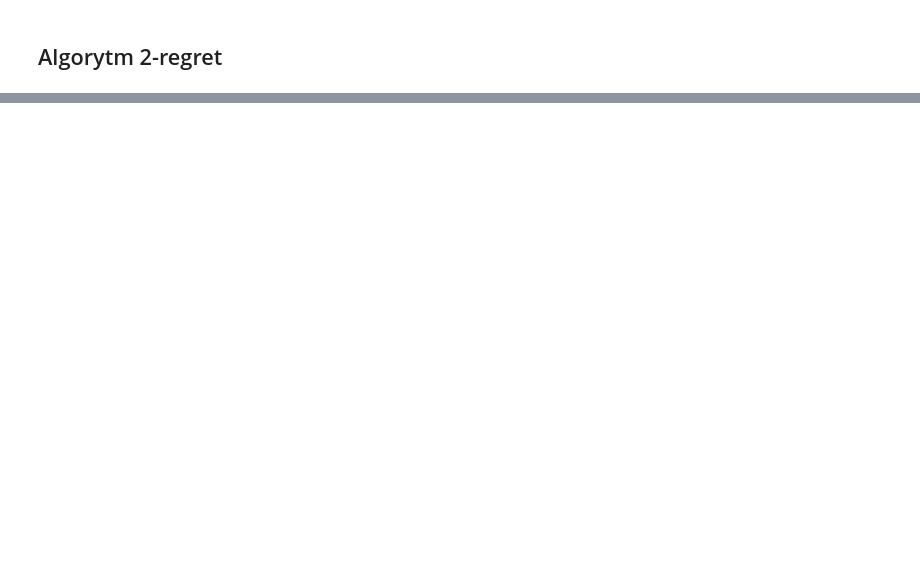
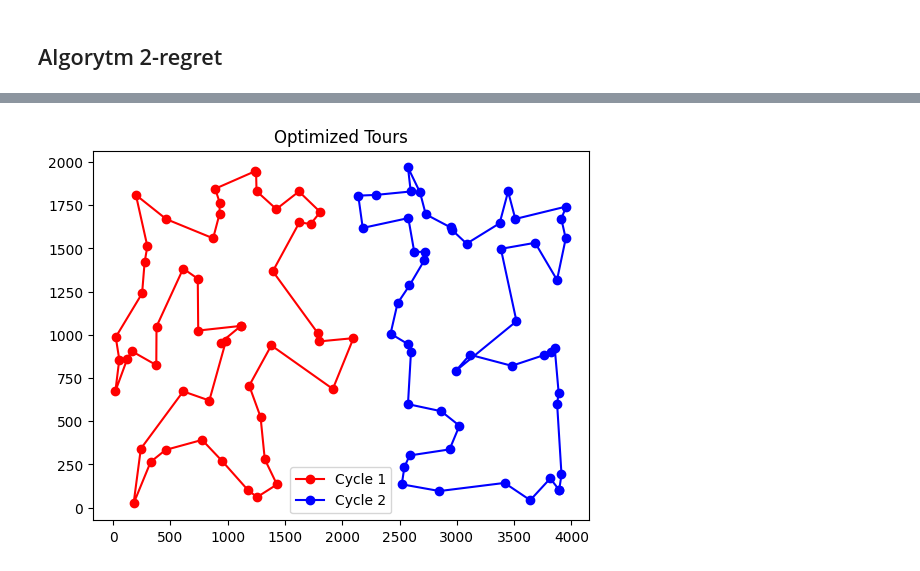
Before and after one commit to maciejm2517/imo-lab1, a Jupyter notebook: imo_1.ipynb, the cells around one changed output, grey strips where cells are left out. Saved outputs shown, nothing was run; the diff lists cells and outputs as text; code cells hidden in the pictures; blank space fills up the shorter version.

```diff
--- a/imo_1.ipynb
+++ b/imo_1.ipynb
@@ -3,3 +3,12 @@ import matplotlib.pyplot as plt
 import numpy as np
 import pandas as pd
 import math
+def pairwise_distances(points):
+    num_points = len(points)
+    dist_matrix = np.zeros((num_points, num_points))
+
+    for i in range(num_points):
+        for j in range(num_points):
+            dist_matrix[i, j] = np.linalg.norm(points[i] - points[j])
+
+    return dist_matrix
@@ -204,10 +192,0 @@ plot_optimized_tours(positions, cycle1, cycle2)
-# %%
-np.random.seed(420)
-
-cycle1_a, cycle2_a = create_alternate_cycles(positions)
-
-cycle1, cycle2 = create_greedy_cycles(positions)
-
-# Plot the optimized tours
-plot_optimized_tours(positions, cycle1_a, cycle2_a)
-plot_optimized_tours(positions, cycle1, cycle2)
@@ -220,0 +195,73 @@ plot_optimized_tours(positions, cycle1, cycle2)
+# %%
+np.random.seed(11)
+
+def calc_tour_length(cities, tour):
+    return sum([cities[tour[i]][tour[i+1]] for i in range(len(tour)-1)])
+
+def create_2regret_cycles(cities, start_idx):
+    n = cities.shape[0]
+    unvisited = list(range(n))
+    # print(len(unvisited))
+
+
+    # Choose the starting point for the first cycle
+    tour1 = [unvisited.pop(start_idx)]
+    nearest_to_first_1 = [cities[tour1[0]][j] for j in unvisited]
+    tour1.append(unvisited.pop(np.argmin(nearest_to_first_1)))
+
+    # Choose the furthest city from the starting point as the initial point for the second cycle
+    start_city_2_idx = np.argmax([cities[tour1[0]][i] for i in unvisited])
+    tour2 = [unvisited.pop(start_city_2_idx)]
+
+    nearest_to_first_2 = [cities[tour2[0]][j] for j in unvisited]
+    tour2.append(unvisited.pop(np.argmin(nearest_to_first_2)))
+
+    # Add third point to both tours
+    nearest_to_tour_1 = [cities[tour1[0]][j] + cities[tour1[1]][j] for j in unvisited]
+    tour1.append(unvisited.pop(np.argmin(nearest_to_tour_1)))
+
+    nearest_to_tour_2 = [cities[tour2[0]][j] + cities[tour2[1]][j] for j in unvisited]
+    tour2.append(unvisited.pop(np.argmin(nearest_to_tour_2)))
+
+    # Start adding points that are best fit for the graph
+    while len(unvisited) > 0:  # Add when the loop ends
+        for tour in [tour1, tour2]:
+            regrets = []
+            for city in unvisited:
+                distances = [cities[tour[i]][city] + cities[city][tour[i+1]] - cities[tour[i]][tour[i+1]] for i in range(len(tour)-1)]
+                distances.sort()
+                regret = distances[1] - distances[0]
+                regret -= 0.37 * distances[0]
+                regrets.append((regret, city))
+            regrets.sort(reverse=True)
+            best_city = regrets[0][1]
+            tour_distances = [cities[tour[i]][tour[i+1]] for i in range(len(tour)-1)]
+            best_increase = float('inf')
+            best_index = -1
+            for i in range(len(tour_distances)):
+                increase = cities[best_city][tour[i]] + cities[best_city][tour[i+1]] - tour_distances[i]
+                if increase < best_increase:
+                    best_increase = increase
+                    best_index = i + 1
+            # print(f'adding {best_city = } at {best_index = }')
+            tour.insert(best_index, best_city)
+            # print(f'removing from unvisited {best_city = }')
+            unvisited.remove(best_city)
+    return tour1, tour2
+
+
+# Create two separate cycles without lines crossing
+distance_matrix = pairwise_distances(positions)
+
+best = (None, None, None)
+for i in range(100):
+    # print(i)
+    cycle1, cycle2 = create_2regret_cycles(distance_matrix, i)
+    l = calc_tour_length(distance_matrix, cycle1) + calc_tour_length(distance_matrix, cycle2)
+    if best[0] is None or best[0] > l:
+        best = (l, cycle1, cycle2)
+print(f'Best tour with length: {best[0]}')
+cycle1, cycle2 = best[1], best[2]
+
+plot_optimized_tours(positions, cycle1, cycle2)
+# %% [output]
@@ -220,0 +269 @@ plot_optimized_tours(positions, cycle1, cycle2)
+[figure, added]
```
Also changed, not shown: parts of 6 cells of this notebook, 2 other files.
